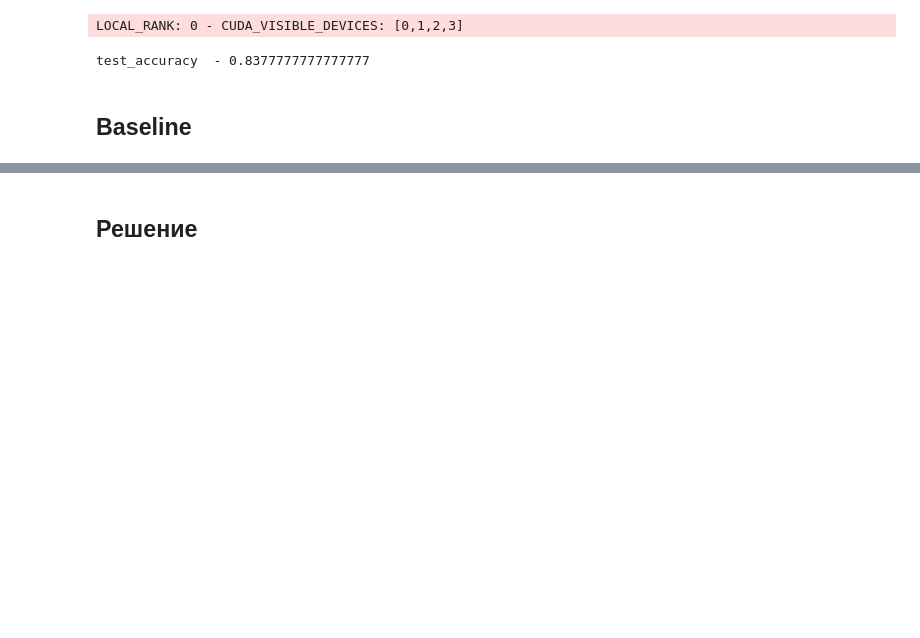
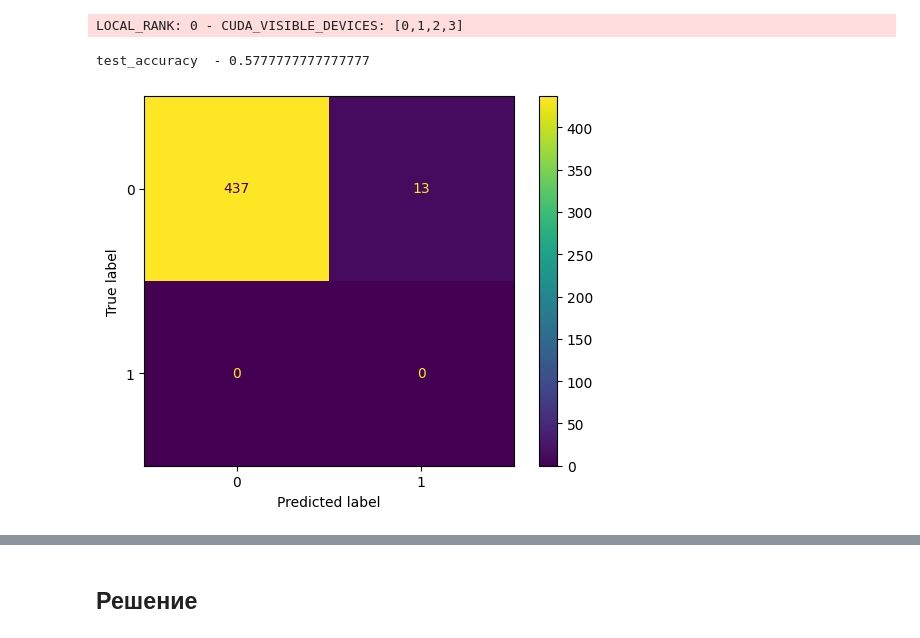
Before and after one commit to Luzinsan/intership, a Jupyter notebook: ex2/EX2_Quality.ipynb, the cells around one changed output, grey strips where cells are left out. Saved outputs shown, nothing was run; the diff lists cells and outputs as text; code cells hidden in the pictures; blank space fills up the shorter version.

```diff
--- a/ex2/EX2_Quality.ipynb
+++ b/ex2/EX2_Quality.ipynb
@@ -434,0 +461,10 @@ LOCAL_RANK: 0 - CUDA_VISIBLE_DEVICES: [0,1,2,3]
+# %%
+Model = MLCNNet(backbone, n_classes=7)
+pl_Model = LitMLCNet(Model)
+# %%
+trainer = pl.Trainer(
+        max_epochs=2,
+        accelerator='cuda',
+        devices=1,
+        # callbacks=[EarlyStopping(monitor="val/loss", mode="min",patience=5)]
+    )
@@ -434,0 +476,7 @@ LOCAL_RANK: 0 - CUDA_VISIBLE_DEVICES: [0,1,2,3]
+# %%
+# %load_ext tensorboard
+# %tensorboard --logdir ./lightning_logs
+
+trainer.fit(model=pl_Model,
+            train_dataloaders=df.train_dataloader(),
+            val_dataloaders=df.val_dataloader())
@@ -443,5 +497,5 @@ LOCAL_RANK: 0 - CUDA_VISIBLE_DEVICES: [0,1,2,3]
 # %%
-preds_labels = trainer.predict(pl_Model,test_dataloader)
+preds_labels = trainer.predict(pl_Model, df.test_dataloader())
 # %% [output]
 LOCAL_RANK: 0 - CUDA_VISIBLE_DEVICES: [0,1,2,3]
 # %%
@@ -449,9 +503,7 @@ preds,labels =[],[]
 for item in preds_labels:
     preds.append(torch.round(torch.sigmoid(item[0][0])).detach().numpy().tolist())
     labels.append(item[1][0].detach().numpy().tolist())
+
+print(f"test_accuracy  - {accuracy_score(preds,labels)}")
+# %% [output]
+test_accuracy  - 0.5777777777777777
-# %%
-print(f"test_accuracy  - {accuracy_score(preds,labels)}")
-# %% [output]
-test_accuracy  - 0.8377777777777777
-# %% [markdown]
-## Baseline
@@ -459,0 +510,9 @@ test_accuracy  - 0.8377777777777777
+# %%
+# Матрица ошибок с помощью sklearn (не учитывает пустые метки [0,0,0,0,0,0,0])
+mcm = multilabel_confusion_matrix(preds, labels)
+
+disp = ConfusionMatrixDisplay(confusion_matrix=mcm[0])
+disp.plot()
+plt.show()
+# %% [output]
+[figure, added]
```
Also changed, not shown: parts of 36 cells of this notebook, 3 other files.
